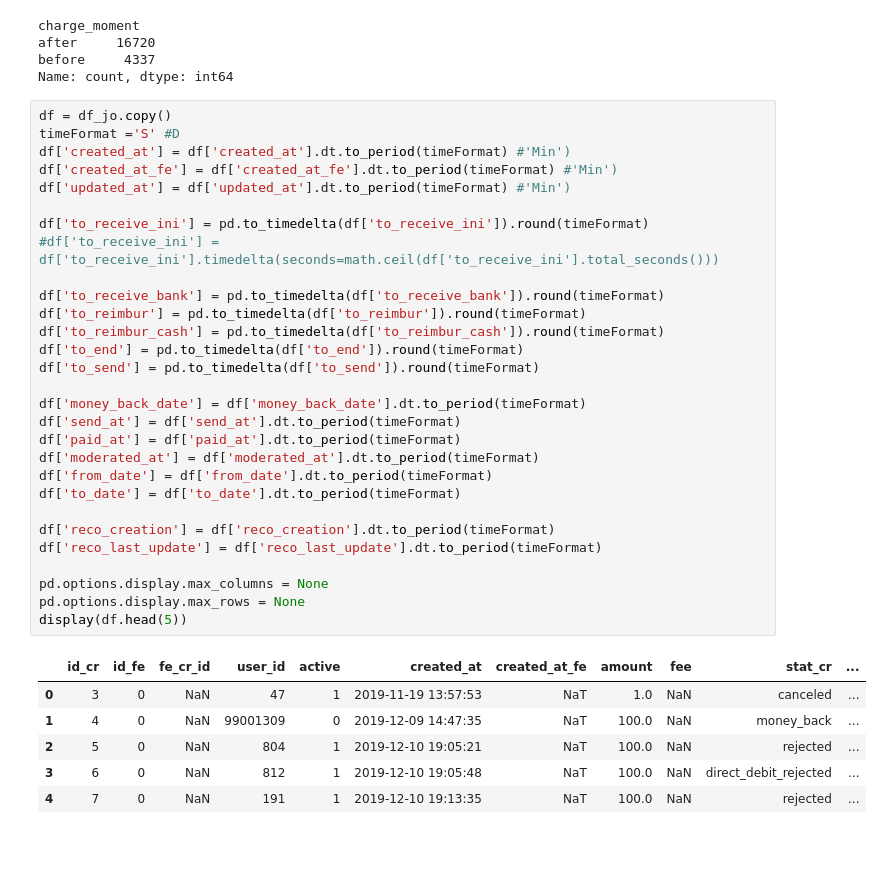
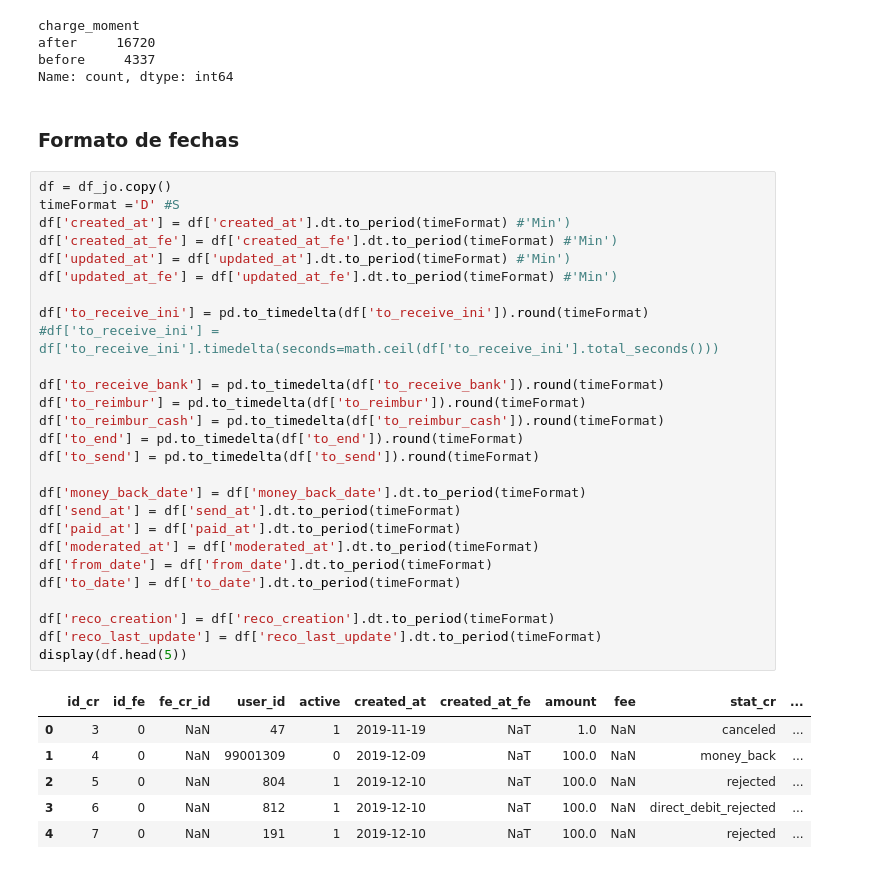
Before and after one commit to Data-Science-Pasta-Loca/ProyectoPastaLoca2, a Jupyter notebook: Cesc/EDA2.ipynb, the cells around one changed output. Cells and saved outputs as stored; diff of their text form.

```diff
--- a/Cesc/EDA2.ipynb
+++ b/Cesc/EDA2.ipynb
@@ -262,39 +259,39 @@ charge_moment
 after     16720
 before     4337
 Name: count, dtype: int64
+# %% [markdown]
+### Formato de fechas
 # %%
 df = df_jo.copy()
-timeFormat ='S' #D
+timeFormat ='D' #S
 df['created_at'] = df['created_at'].dt.to_period(timeFormat) #'Min')
 df['created_at_fe'] = df['created_at_fe'].dt.to_period(timeFormat) #'Min')
 df['updated_at'] = df['updated_at'].dt.to_period(timeFormat) #'Min')
+df['updated_at_fe'] = df['updated_at_fe'].dt.to_period(timeFormat) #'Min')
 
 df['to_receive_ini'] = pd.to_timedelta(df['to_receive_ini']).round(timeFormat)
 #df['to_receive_ini'] = df['to_receive_ini'].timedelta(seconds=math.ceil(df['to_receive_ini'].total_seconds()))
 
 df['to_receive_bank'] = pd.to_timedelta(df['to_receive_bank']).round(timeFormat)
 df['to_reimbur'] = pd.to_timedelta(df['to_reimbur']).round(timeFormat)
 df['to_reimbur_cash'] = pd.to_timedelta(df['to_reimbur_cash']).round(timeFormat)
 df['to_end'] = pd.to_timedelta(df['to_end']).round(timeFormat)
 df['to_send'] = pd.to_timedelta(df['to_send']).round(timeFormat)
 
 df['money_back_date'] = df['money_back_date'].dt.to_period(timeFormat)
 df['send_at'] = df['send_at'].dt.to_period(timeFormat)
 df['paid_at'] = df['paid_at'].dt.to_period(timeFormat)
 df['moderated_at'] = df['moderated_at'].dt.to_period(timeFormat)
 df['from_date'] = df['from_date'].dt.to_period(timeFormat)
 df['to_date'] = df['to_date'].dt.to_period(timeFormat)
 
 df['reco_creation'] = df['reco_creation'].dt.to_period(timeFormat)
 df['reco_last_update'] = df['reco_last_update'].dt.to_period(timeFormat)
-
-pd.options.display.max_columns = None
-pd.options.display.max_rows = None
 display(df.head(5))
 # %% [output]
 |  | id_cr | id_fe | fe_cr_id | user_id | active | created_at | created_at_fe | amount | fee | stat_cr | ... |
-| 0 | 3 | 0 | NaN | 47 | 1 | 2019-11-19 13:57:53 | NaT | 1.0 | NaN | canceled | ... |
-| 1 | 4 | 0 | NaN | 99001309 | 0 | 2019-12-09 14:47:35 | NaT | 100.0 | NaN | money_back | ... |
-| 2 | 5 | 0 | NaN | 804 | 1 | 2019-12-10 19:05:21 | NaT | 100.0 | NaN | rejected | ... |
-| 3 | 6 | 0 | NaN | 812 | 1 | 2019-12-10 19:05:48 | NaT | 100.0 | NaN | direct_debit_rejected | ... |
-| 4 | 7 | 0 | NaN | 191 | 1 | 2019-12-10 19:13:35 | NaT | 100.0 | NaN | rejected | ... |
+| 0 | 3 | 0 | NaN | 47 | 1 | 2019-11-19 | NaT | 1.0 | NaN | canceled | ... |
+| 1 | 4 | 0 | NaN | 99001309 | 0 | 2019-12-09 | NaT | 100.0 | NaN | money_back | ... |
+| 2 | 5 | 0 | NaN | 804 | 1 | 2019-12-10 | NaT | 100.0 | NaN | rejected | ... |
+| 3 | 6 | 0 | NaN | 812 | 1 | 2019-12-10 | NaT | 100.0 | NaN | direct_debit_rejected | ... |
+| 4 | 7 | 0 | NaN | 191 | 1 | 2019-12-10 | NaT | 100.0 | NaN | rejected | ... |
```
Also changed, not shown: parts of 12 cells of this notebook.
